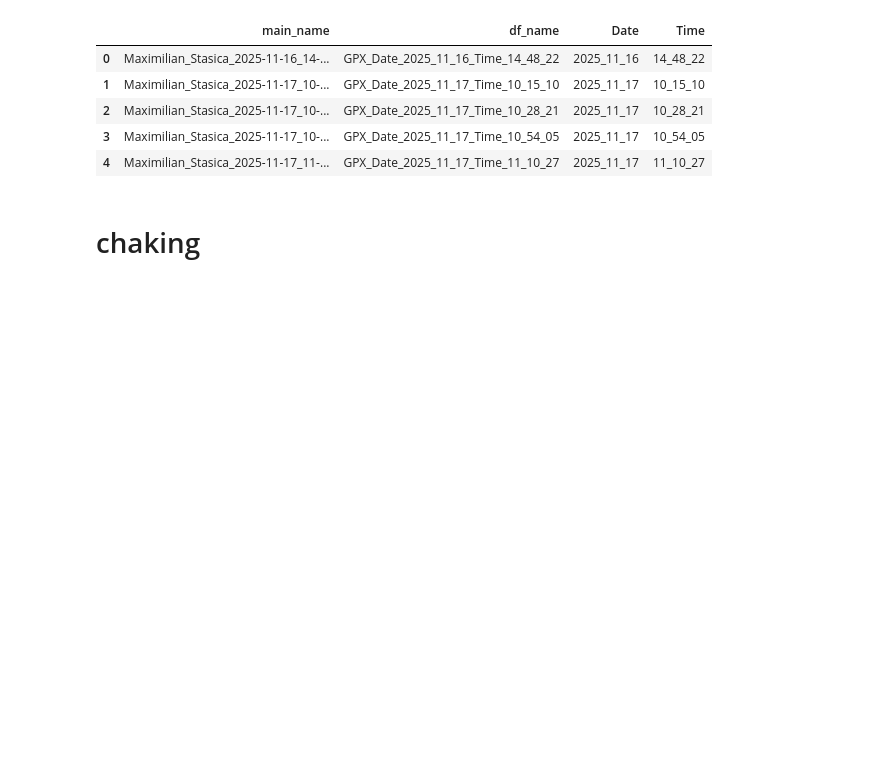
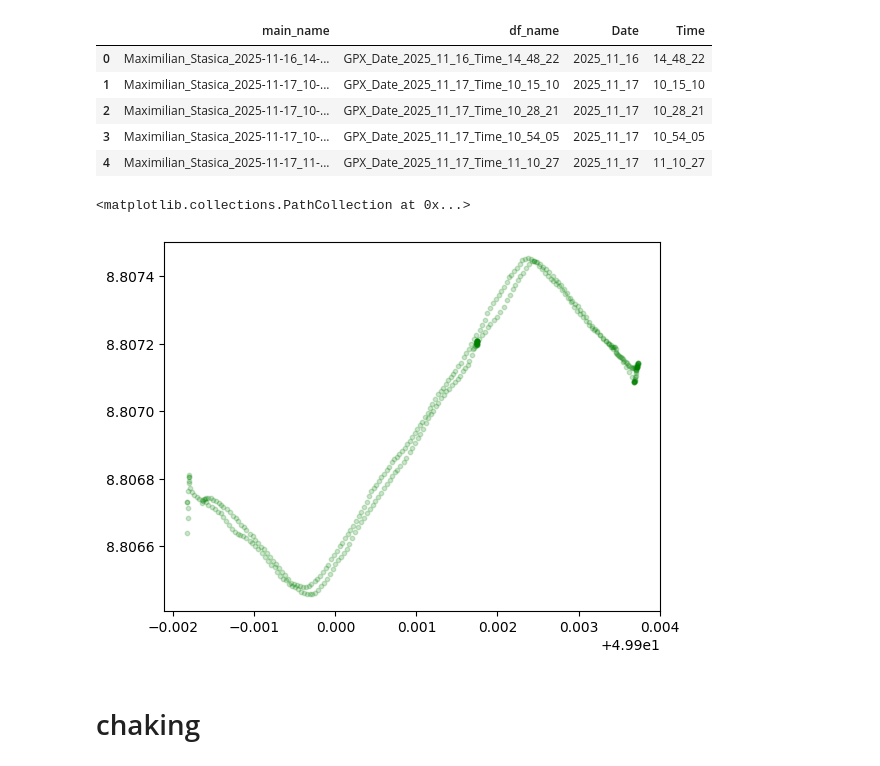
Before and after one commit to Mohsenmohebbi1993/Biomechanik, a Jupyter notebook: notebooks/2. Data and Clear Data.ipynb, the cells around one changed output. Saved outputs shown, nothing was run; the diff lists cells and outputs as text; code cells hidden in the pictures; blank space fills up the shorter version.

```diff
--- a/notebooks/2. Data and Clear Data.ipynb
+++ b/notebooks/2. Data and Clear Data.ipynb
@@ -497,6 +504,13 @@ new_name_GPX
 | 2 | Maximilian_Stasica_2025-11-17_10-... | GPX_Date_2025_11_17_Time_10_28_21 | 2025_11_17 | 10_28_21 |
 | 3 | Maximilian_Stasica_2025-11-17_10-... | GPX_Date_2025_11_17_Time_10_54_05 | 2025_11_17 | 10_54_05 |
 | 4 | Maximilian_Stasica_2025-11-17_11-... | GPX_Date_2025_11_17_Time_11_10_27 | 2025_11_17 | 11_10_27 |
+# %%
+df = GPX_Date_2025_11_17_Time_11_10_27
+
+plt.scatter(df["latitude"], df["longitude"],s=10, color="green", alpha=0.2, linestyle='-',label="All Running")
+# %% [output]
+<matplotlib.collections.PathCollection at 0x...>
+[figure, added]
 # %% [markdown]
 # chaking
 # %%
```
Also changed, not shown: parts of 4 cells of this notebook.
